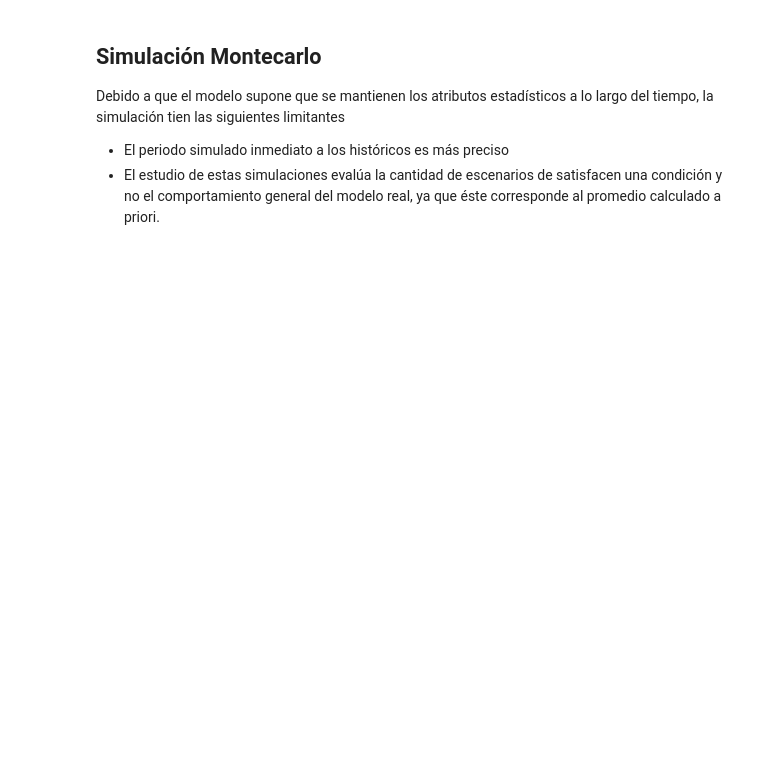
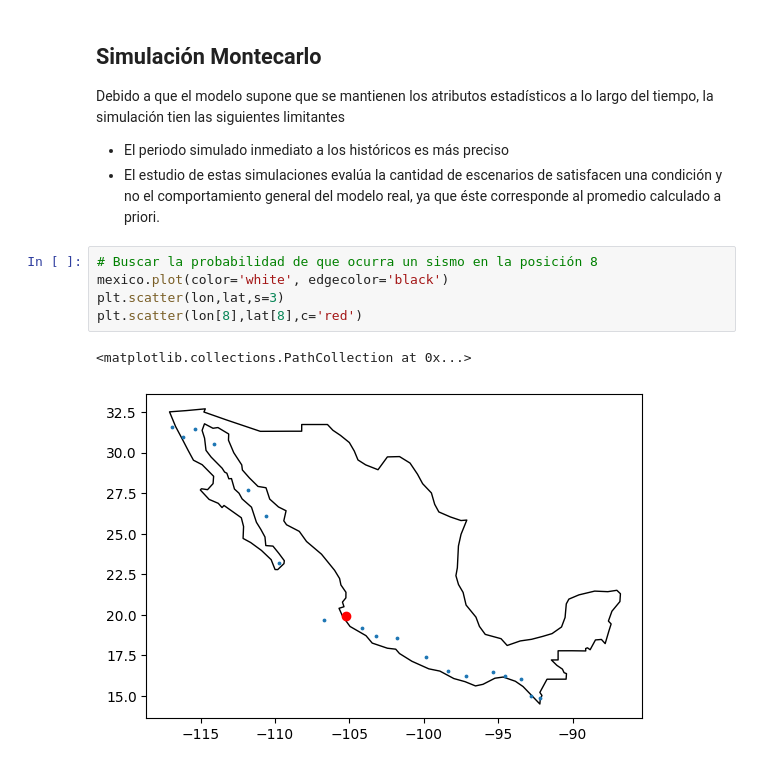
Before and after one commit to ArellanoMCarlos/SimMatO2025, a Jupyter notebook: Módulo 2 - Métodos heurísticos/3 - Simulación_de_escenarios_futuros.ipynb, the cells around one changed output. Saved outputs shown, nothing was run; the diff lists cells and outputs as text; blank space fills up the shorter version.

```diff
--- a/Módulo 2 - Métodos heurísticos/3 - Simulación_de_escenarios_futuros.ipynb
+++ b/Módulo 2 - Métodos heurísticos/3 - Simulación_de_escenarios_futuros.ipynb
@@ -491,3 +514,11 @@ stds=df_sismos.groupby('Posicion')['Magnitud'].std()
 Debido a que el modelo supone que se mantienen los atributos estadísticos a lo largo del tiempo, la simulación tien las siguientes limitantes
 * El periodo simulado inmediato a los históricos es más preciso
 * El estudio de estas simulaciones evalúa la cantidad de escenarios de satisfacen una condición y no el comportamiento general del modelo real, ya que éste corresponde al promedio calculado a priori.
+# %%
+# Buscar la probabilidad de que ocurra un sismo en la posición 8
+mexico.plot(color='white', edgecolor='black')
+plt.scatter(lon,lat,s=3)
+plt.scatter(lon[8],lat[8],c='red')
+# %% [output]
+<matplotlib.collections.PathCollection at 0x...>
+[figure, added]
```
Also changed, not shown: parts of 16 cells of this notebook, 2 other files.
